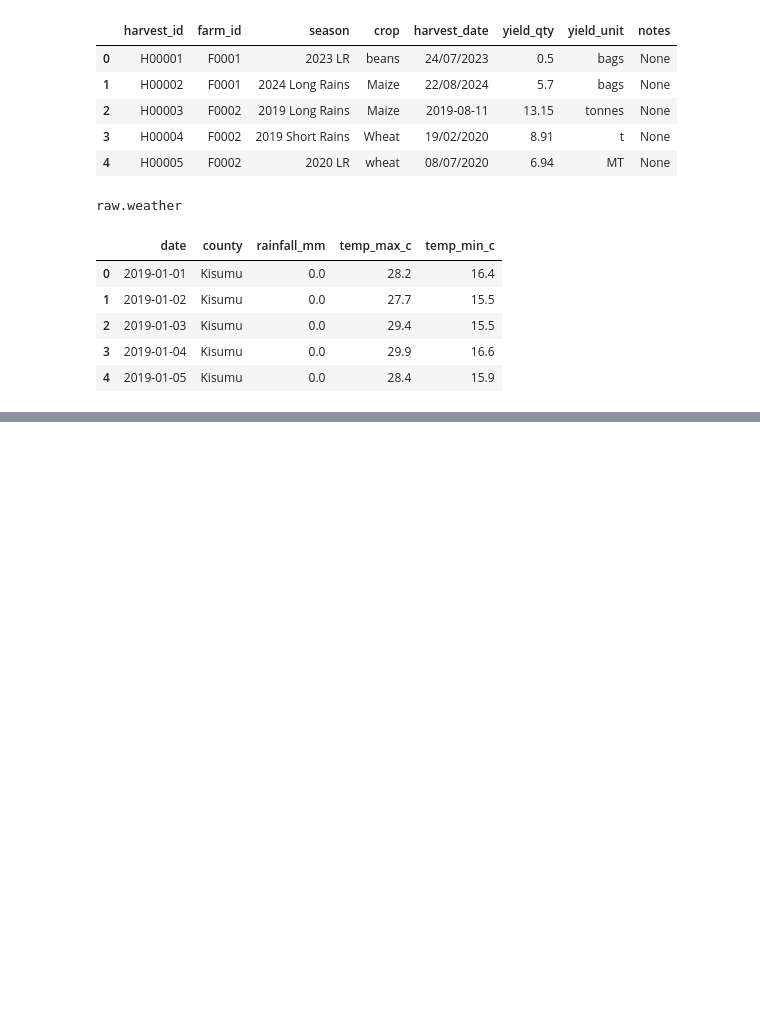
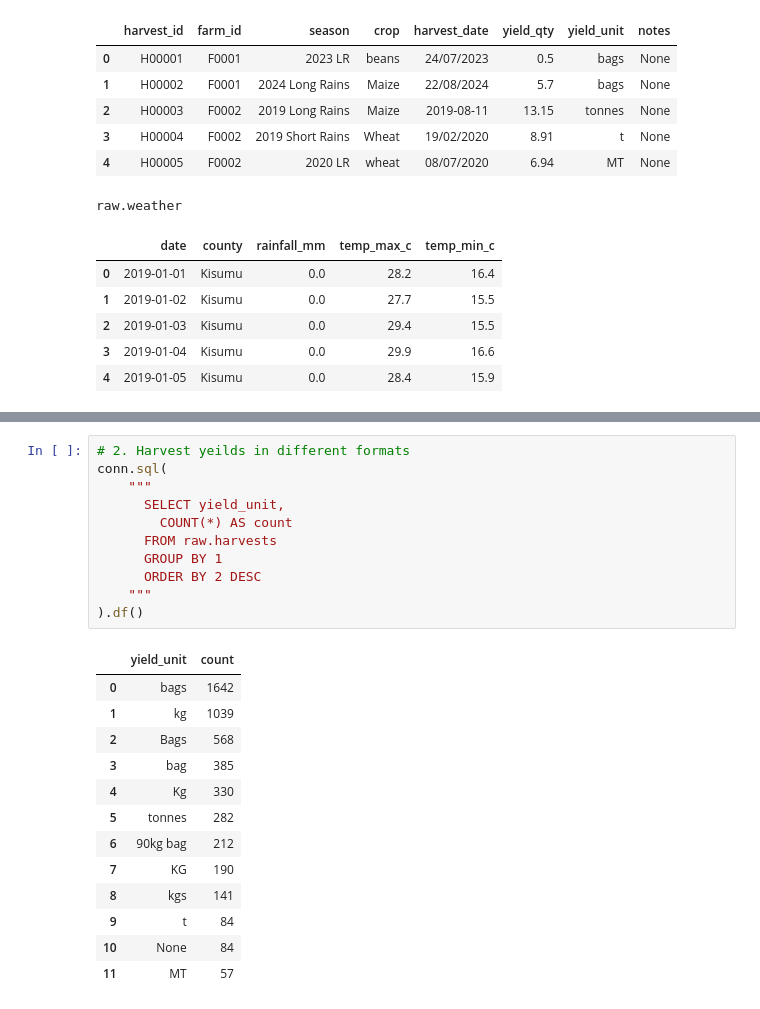
Before and after one commit to edi-kanyua/Predictive-Modeling-in-Agriculture, a Jupyter notebook: Agriculture_ELT.ipynb, the cells around one changed output, grey strips where cells are left out. Cells and saved outputs as stored; diff of their text form; blank space fills up the shorter version.

```diff
--- a/Agriculture_ELT.ipynb
+++ b/Agriculture_ELT.ipynb
@@ -149,0 +183,25 @@ raw.weather
+# %%
+# 2. Harvest yeilds in different formats
+conn.sql(
+    """
+      SELECT yield_unit,
+        COUNT(*) AS count
+      FROM raw.harvests
+      GROUP BY 1
+      ORDER BY 2 DESC
+    """
+).df()
+# %% [output]
+|  | yield_unit | count |
+| 0 | bags | 1642 |
+| 1 | kg | 1039 |
+| 2 | Bags | 568 |
+| 3 | bag | 385 |
+| 4 | Kg | 330 |
+| 5 | tonnes | 282 |
+| 6 | 90kg bag | 212 |
+| 7 | KG | 190 |
+| 8 | kgs | 141 |
+| 9 | t | 84 |
+| 10 | None | 84 |
+| 11 | MT | 57 |
```
Also changed, not shown: parts of 8 cells of this notebook.
